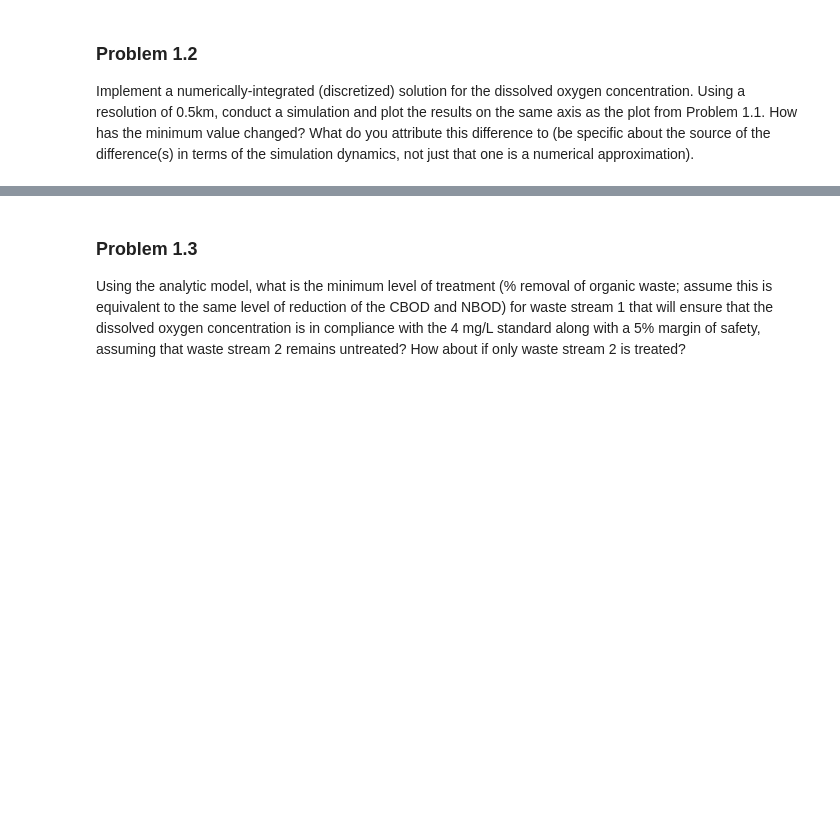
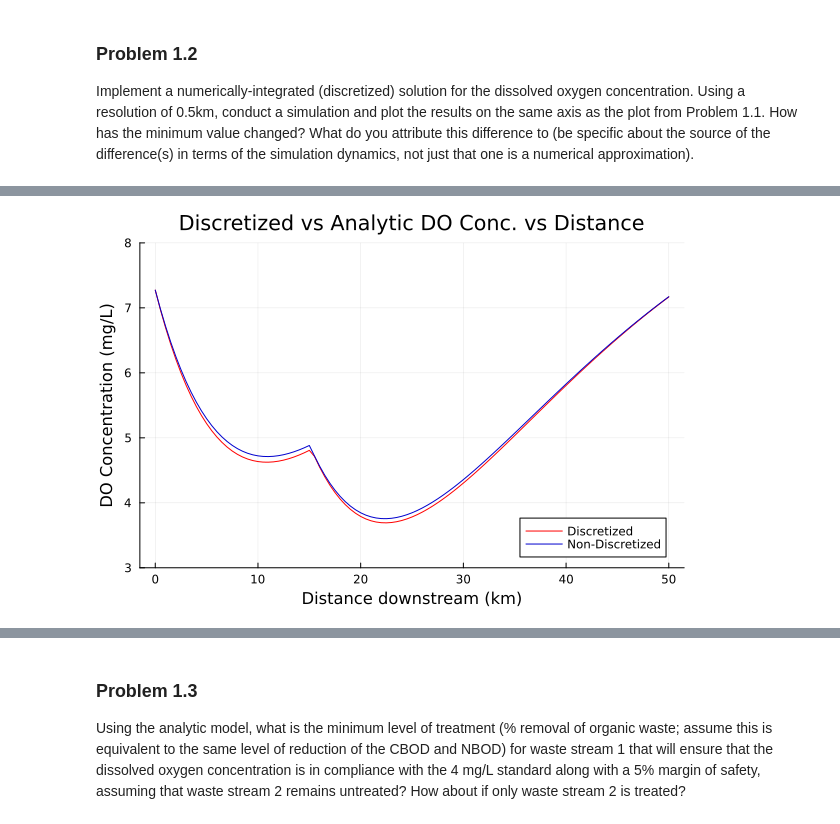
Before and after one commit to BEE4750-FA25/hw3-mohogos, a Jupyter notebook: hw03.ipynb, the cells around one changed output, grey strips where cells are left out. Drawn from its saved outputs; the diff is of its cells as text; code cells hidden in the pictures; blank space fills up the shorter version.

```diff
--- a/hw03.ipynb
+++ b/hw03.ipynb
@@ -353,0 +275,88 @@ Occurs at: 22.5 km downstream
+# %%
+# Constants
+U = 6.0            # km/day
+k_a = 0.55         # /day
+k_c = 0.35         # /day
+k_n = 0.25         # /day
+C_s = 10.0         # mg/L
+Δx = 0.5           # step size
+
+# Flows (m³/day)
+Q_r = 100_000.0
+Q1  = 10_000.0
+Q2  = 15_000.0
+
+Q_m1 = Q_r + Q1
+Q_total = Q_m1 + Q2
+
+# Inflow concentrations
+C_r = 7.5
+B_r = 5.0
+N_r = 5.0
+
+# Waste stream 1
+C1_ws = 5.0
+B1_ws = 50.0
+N1_ws = 35.0
+
+# Waste stream 2
+C2_ws = 5.0
+B2_ws = 45.0
+N2_ws = 35.0
+
+# Mixing after first waste stream
+C0_1 = (Q_r*C_r + Q1*C1_ws) / Q_m1
+B0_1 = (Q_r*B_r + Q1*B1_ws) / Q_m1
+N0_1 = (Q_r*N_r + Q1*N1_ws) / Q_m1
+
+# Recalibrate values at 15 m before mixing
+t = 15 / U
+a1_15 = 0.253
+a2_15 = 0.287
+a3_15 = 0.235
+C_15 = C_s * (1 - a1_15) + C0_1 * a1_15 - B0_1 * a2_15 - N0_1 * a3_15
+B_15 = B0_1 * exp(-k_c * t)
+N_15 = N0_1 * exp(-k_n * t)
+C_15
+
+# Mixing decayed stream with second waste stream only
+C0_2 = (Q_m1*C_15 + Q2*C2_ws) / Q_total
+B0_2 = (Q_m1*B_15 + Q2*B2_ws) / Q_total
+N0_2 = (Q_m1*N_15 + Q2*N2_ws) / Q_total
+
+# Defining distance range and DO concentration array
+DO_distance_discretized = 0:0.5:50
+DO_concentration_discretized = Float64[]
+
+# Defining function
+function do_numerical(L, Δx, CO, BO, NO, ka, kn, kc, Cs, U)
+    n = Int(L / Δx)
+    C = zeros(n + 1)
+    B = zeros(n + 1)
+    N = zeros(n + 1)
+    C[1] = CO
+    B[1] = BO
+    N[1] = NO
+    for i = 1:n
+        B[i+1] = B[i] * exp(-kc * Δx / U)
+        N[i+1] = N[i] * exp(-kn * Δx / U)
+        C[i+1] = C[i] + (Δx / U) * (ka * (Cs - C[i]) - kc * B[i] - kn * N[i])
+    end
+    return (C, B, N)
+end
+
+L1 = 15.0
+C1, B1, N1 = do_numerical(L1, Δx, C0_1, B0_1, N0_1, k_a, k_n, k_c, C_s, U)
+L2 = 35.0
+C2, B2, N2 = do_numerical(L2, Δx, C0_2, B0_2, N0_2, k_a, k_n, k_c, C_s, U)
+DO_concentration_discretized = vcat(C1, C2[2:end])
+
+min_DO = minimum(DO_concentration_discretized)
+min_index = argmin(DO_concentration_discretized)
+min_distance = DO_distance_discretized[min_index]
+
+println("Minimum DO Concentration: $(round(min_DO, digits=3)) mg/L")
+println("Occurs at: $(min_distance) km downstream")
+plot(DO_distance_discretized, DO_concentration_discretized, xlabel="Distance downstream (km)", ylabel="DO Concentration (mg/L)", title="Discretized vs Analytic DO Conc. vs Distance", legend=true, linecolor=[:red], label="Discretized",ylim=(3,8))
+plot!(DO_distance_analytic, DO_concentration_analytic, legend = true, linecolor=[:mediumblue], label="Non-Discretized")
+# %% [output]
@@ -354 +365,2 @@ Occurs at: 22.5 km downstream
+[figure, added]
 # %% [markdown]
```
Also changed, not shown: parts of 26 cells of this notebook.
